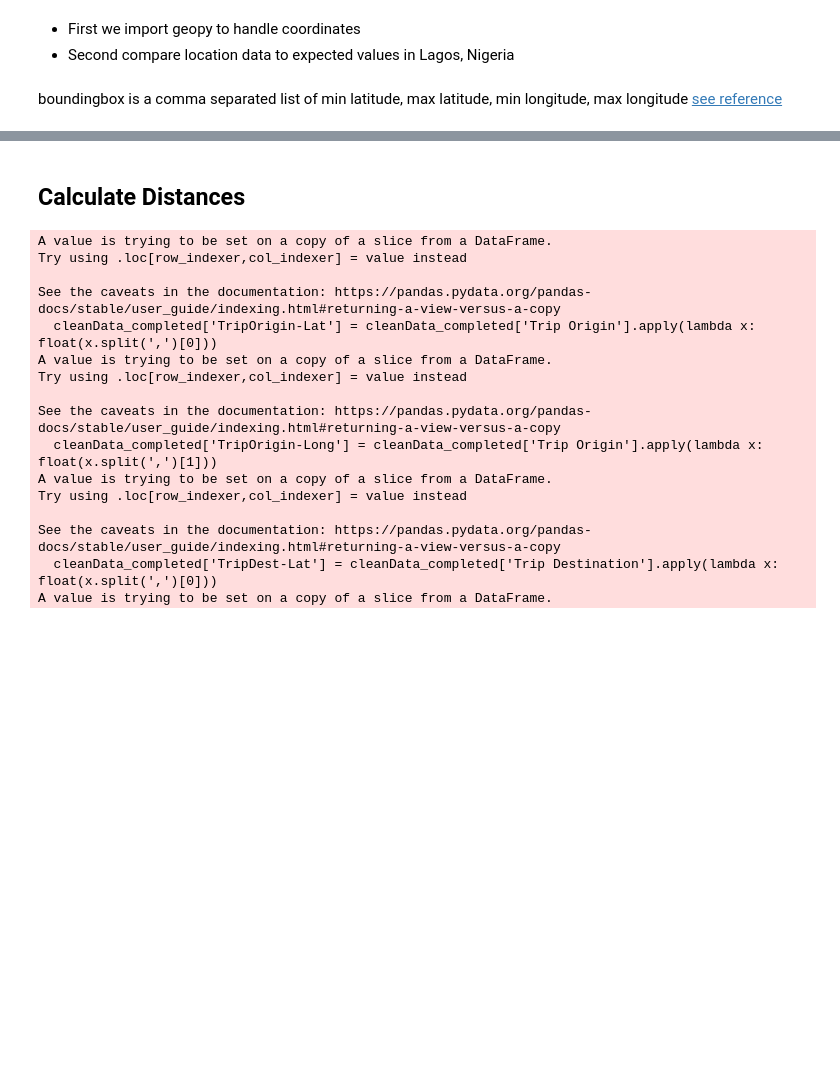
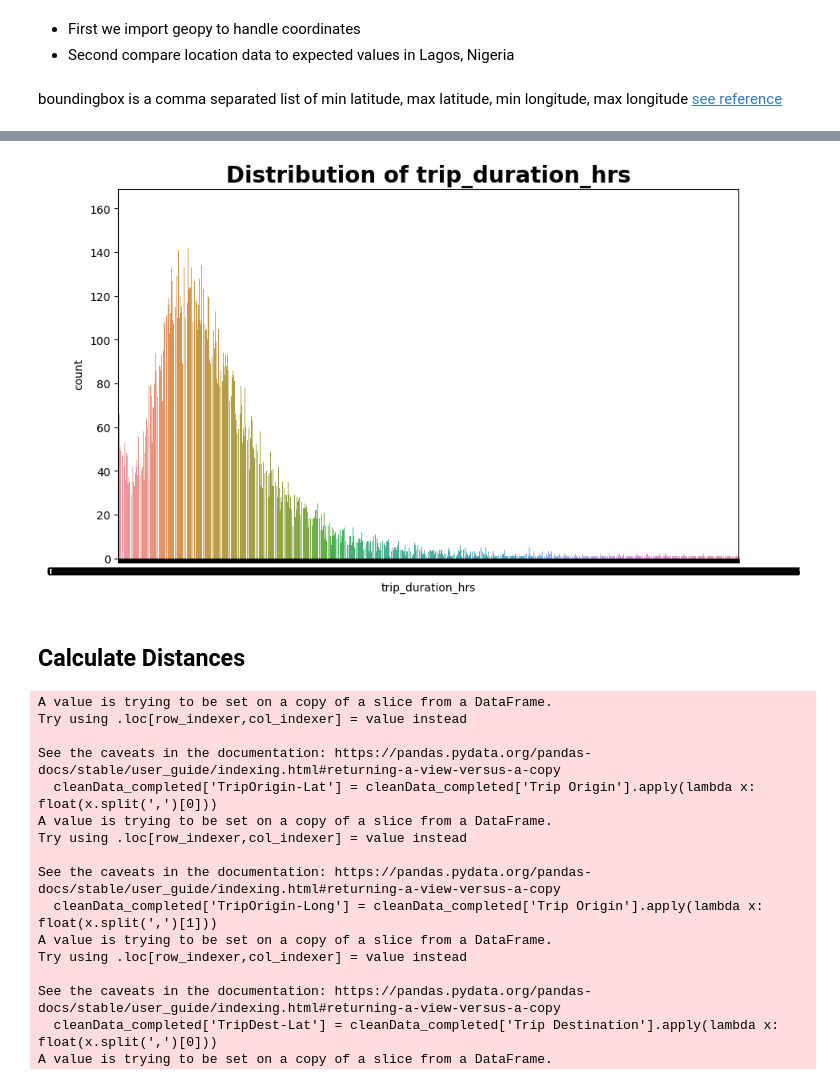
Before and after one commit to emtinanseo/Optimization-with-Causal-Inference, a Jupyter notebook: notebooks/eda_firstlook.ipynb, the cells around one changed output, grey strips where cells are left out. Saved outputs shown, nothing was run; the diff lists cells and outputs as text; code cells hidden in the pictures; blank space fills up the shorter version.

```diff
--- a/notebooks/eda_firstlook.ipynb
+++ b/notebooks/eda_firstlook.ipynb
@@ -197,0 +215,2 @@ longitude: 2.676932 - 14.678014
+# %%
+clean_orders = cleaned.out_bounds(clean_orders, 'origin_lat', 'origin_long', nigeria_bbox)
@@ -197,0 +219,8 @@ longitude: 2.676932 - 14.678014
+# %%
+# We drop trips whose coordinate fall out of Nigeria boundingbox
+
+print("For coordinates of trip origin:")
+clean_orders = cleaned.out_bounds(clean_orders, 'origin_lat', 'origin_long', nigeria_bbox, drop=True)
+
+print("For coordinates of trip destination:")
+clean_orders = cleaned.out_bounds(clean_orders, 'destination_lat', 'destination_long', nigeria_bbox, drop=True)
@@ -197,0 +232,8 @@ longitude: 2.676932 - 14.678014
+# %%
+# Trips whose coordinates fall out of Lagos boundingbox
+
+print("For coordinates of trip origin:")
+clean_orders = cleaned.out_bounds(clean_orders, 'origin_lat', 'origin_long', lagos_bbox, drop=False)
+
+print("For coordinates of trip destination:")
+clean_orders = cleaned.out_bounds(clean_orders, 'destination_lat', 'destination_long', lagos_bbox, drop=False)
@@ -228,0 +261,5 @@ See the caveats in the documentation: https://pandas.pydata.org/pandas-docs/stab
+# %%
+clean_orders['trip_duration'] = clean_orders['trip_end_time']- clean_orders['trip_start_time']
+
+# trip duration in hours
+clean_orders['trip_duration_hrs'] = clean_orders['trip_duration'].apply(lambda x: x.seconds/60/60)
@@ -229,3 +278,7 @@ See the caveats in the documentation: https://pandas.pydata.org/pandas-docs/stab
+# %%
+plot.plot_count(clean_orders,'trip_duration_hrs')
+# %% [output]
+[figure, added]
 # %% [markdown]
 ## Calculate Distances
 # %%
```
Also changed, not shown: parts of 20 cells of this notebook.
